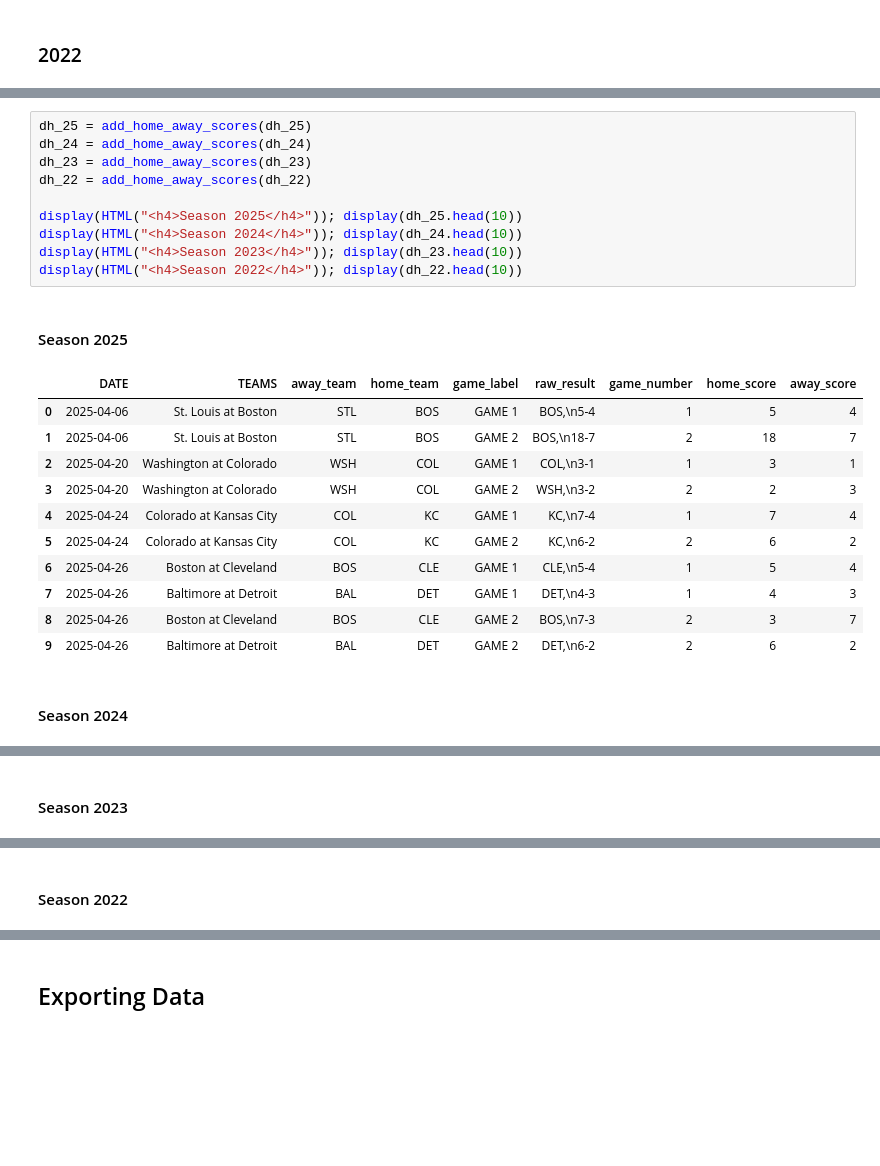
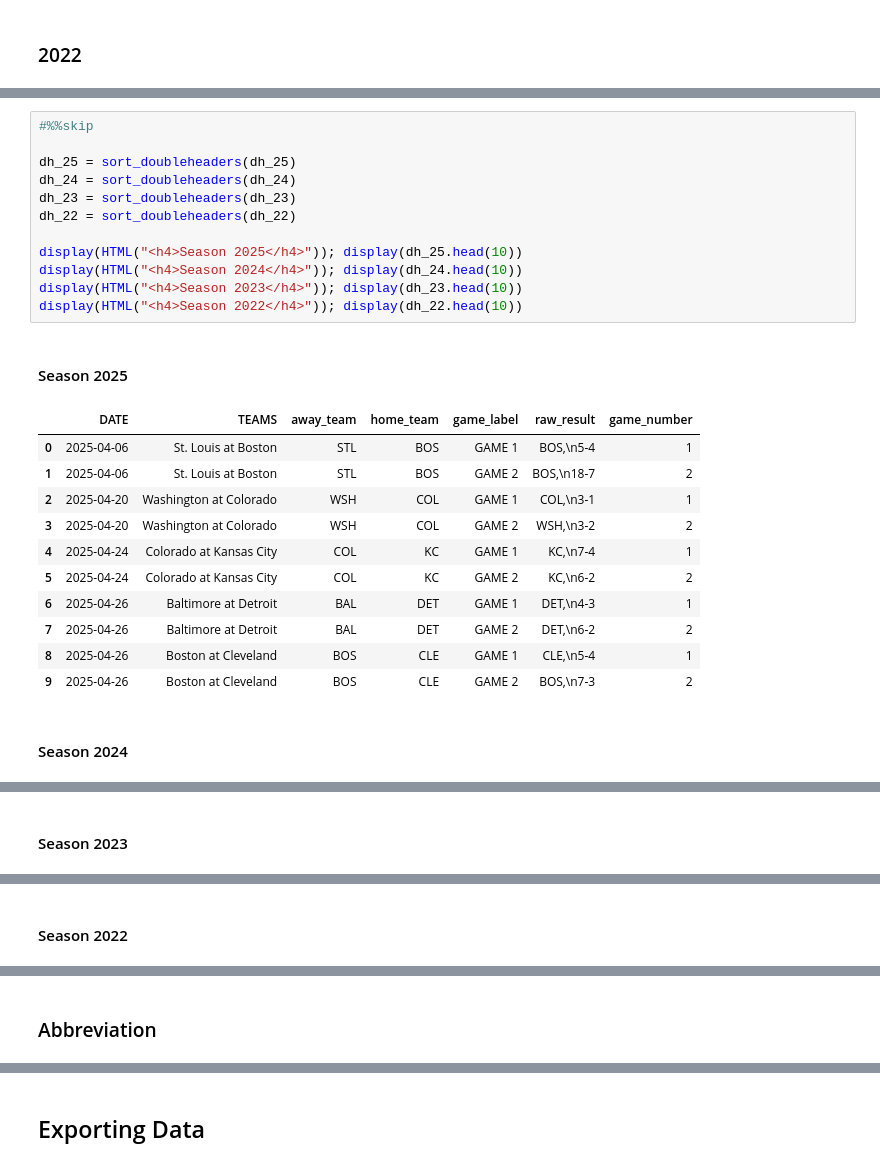
Before and after one commit to Sam-Gartenstein/home-run-prediction, a Jupyter notebook: Double Headers.ipynb, the cells around one changed output, grey strips where cells are left out. Drawn from its saved outputs; the diff is of its cells as text; blank space fills up the shorter version.

```diff
--- a/Double Headers.ipynb
+++ b/Double Headers.ipynb
@@ -451,24 +374,26 @@ def add_home_away_scores(df):
 # %%
-dh_25 = add_home_away_scores(dh_25)
-dh_24 = add_home_away_scores(dh_24)
-dh_23 = add_home_away_scores(dh_23)
-dh_22 = add_home_away_scores(dh_22)
+#%%skip
+
+dh_25 = sort_doubleheaders(dh_25)
+dh_24 = sort_doubleheaders(dh_24)
+dh_23 = sort_doubleheaders(dh_23)
+dh_22 = sort_doubleheaders(dh_22)
 
 display(HTML("<h4>Season 2025</h4>")); display(dh_25.head(10))
 display(HTML("<h4>Season 2024</h4>")); display(dh_24.head(10))
 display(HTML("<h4>Season 2023</h4>")); display(dh_23.head(10))
 display(HTML("<h4>Season 2022</h4>")); display(dh_22.head(10))
 # %% [output]
 Season 2025
-|  | DATE | TEAMS | away_team | home_team | game_label | raw_result | game_number | home_score | away_score |
-| 0 | 2025-04-06 | St. Louis at Boston | STL | BOS | GAME 1 | BOS,\n5-4 | 1 | 5 | 4 |
-| 1 | 2025-04-06 | St. Louis at Boston | STL | BOS | GAME 2 | BOS,\n18-7 | 2 | 18 | 7 |
-| 2 | 2025-04-20 | Washington at Colorado | WSH | COL | GAME 1 | COL,\n3-1 | 1 | 3 | 1 |
-| 3 | 2025-04-20 | Washington at Colorado | WSH | COL | GAME 2 | WSH,\n3-2 | 2 | 2 | 3 |
-| 4 | 2025-04-24 | Colorado at Kansas City | COL | KC | GAME 1 | KC,\n7-4 | 1 | 7 | 4 |
-| 5 | 2025-04-24 | Colorado at Kansas City | COL | KC | GAME 2 | KC,\n6-2 | 2 | 6 | 2 |
-| 6 | 2025-04-26 | Boston at Cleveland | BOS | CLE | GAME 1 | CLE,\n5-4 | 1 | 5 | 4 |
-| 7 | 2025-04-26 | Baltimore at Detroit | BAL | DET | GAME 1 | DET,\n4-3 | 1 | 4 | 3 |
-| 8 | 2025-04-26 | Boston at Cleveland | BOS | CLE | GAME 2 | BOS,\n7-3 | 2 | 3 | 7 |
-| 9 | 2025-04-26 | Baltimore at Detroit | BAL | DET | GAME 2 | DET,\n6-2 | 2 | 6 | 2 |
+|  | DATE | TEAMS | away_team | home_team | game_label | raw_result | game_number |
+| 0 | 2025-04-06 | St. Louis at Boston | STL | BOS | GAME 1 | BOS,\n5-4 | 1 |
+| 1 | 2025-04-06 | St. Louis at Boston | STL | BOS | GAME 2 | BOS,\n18-7 | 2 |
+| 2 | 2025-04-20 | Washington at Colorado | WSH | COL | GAME 1 | COL,\n3-1 | 1 |
+| 3 | 2025-04-20 | Washington at Colorado | WSH | COL | GAME 2 | WSH,\n3-2 | 2 |
+| 4 | 2025-04-24 | Colorado at Kansas City | COL | KC | GAME 1 | KC,\n7-4 | 1 |
+| 5 | 2025-04-24 | Colorado at Kansas City | COL | KC | GAME 2 | KC,\n6-2 | 2 |
+| 6 | 2025-04-26 | Baltimore at Detroit | BAL | DET | GAME 1 | DET,\n4-3 | 1 |
+| 7 | 2025-04-26 | Baltimore at Detroit | BAL | DET | GAME 2 | DET,\n6-2 | 2 |
+| 8 | 2025-04-26 | Boston at Cleveland | BOS | CLE | GAME 1 | CLE,\n5-4 | 1 |
+| 9 | 2025-04-26 | Boston at Cleveland | BOS | CLE | GAME 2 | BOS,\n7-3 | 2 |
 Season 2024
@@ -509,0 +435,2 @@ Season 2022
+# %% [markdown]
+### Abbreviation
```
Also changed, not shown: parts of 59 cells of this notebook.
